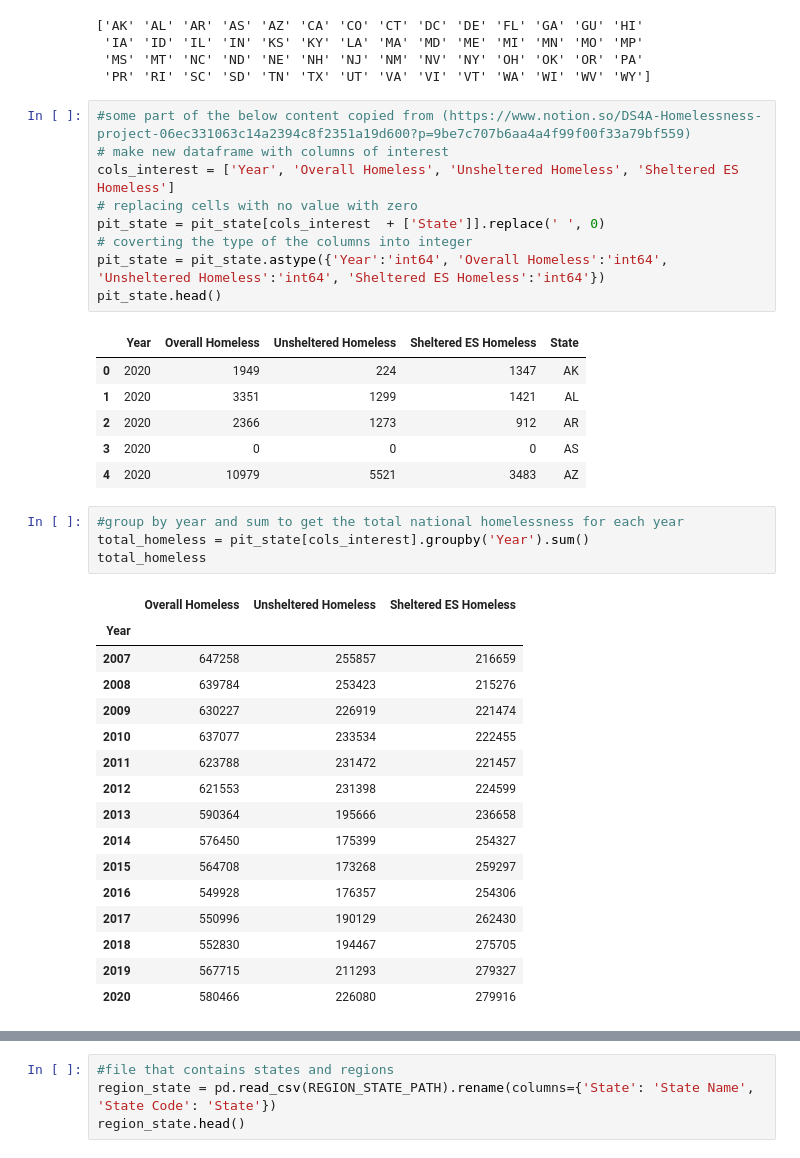
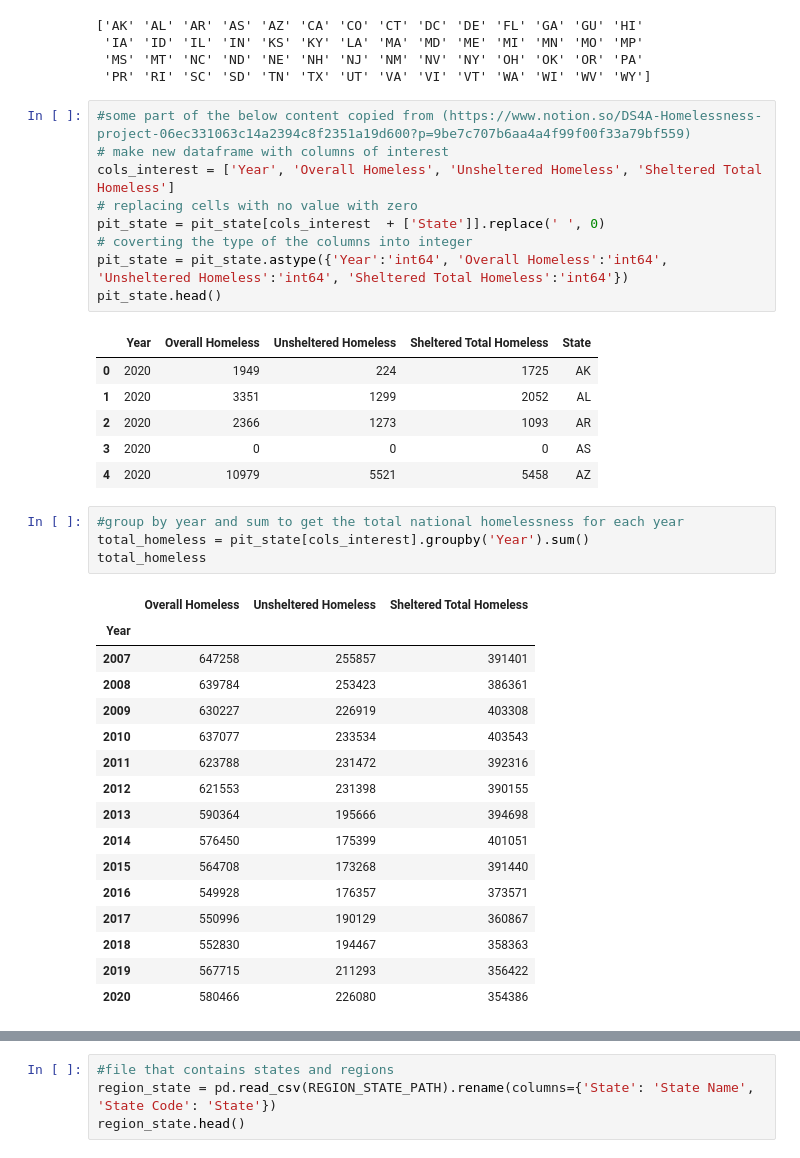
Before and after one commit to Jenniarlet/homeless_project, a Jupyter notebook: notebooks/eda_v2.ipynb, the cells around one changed output, grey strips where cells are left out. Saved outputs shown, nothing was run; the diff lists cells and outputs as text.

```diff
--- a/notebooks/eda_v2.ipynb
+++ b/notebooks/eda_v2.ipynb
@@ -308,40 +308,40 @@ print(pit_state['State'].unique())
 # %%
 #some part of the below content copied from (https://www.notion.so/DS4A-Homelessness-project-06ec331063c14a2394c8f2351a19d600?p=9be7c707b6aa4a4f99f00f33a79bf559)
 # make new dataframe with columns of interest
-cols_interest = ['Year', 'Overall Homeless', 'Unsheltered Homeless', 'Sheltered ES Homeless']
+cols_interest = ['Year', 'Overall Homeless', 'Unsheltered Homeless', 'Sheltered Total Homeless']
 # replacing cells with no value with zero
 pit_state = pit_state[cols_interest  + ['State']].replace(' ', 0)
 # coverting the type of the columns into integer
-pit_state = pit_state.astype({'Year':'int64', 'Overall Homeless':'int64', 'Unsheltered Homeless':'int64', 'Sheltered ES Homeless':'int64'})
+pit_state = pit_state.astype({'Year':'int64', 'Overall Homeless':'int64', 'Unsheltered Homeless':'int64', 'Sheltered Total Homeless':'int64'})
 pit_state.head()
 # %% [output]
-|  | Year | Overall Homeless | Unsheltered Homeless | Sheltered ES Homeless | State |
-| 0 | 2020 | 1949 | 224 | 1347 | AK |
-| 1 | 2020 | 3351 | 1299 | 1421 | AL |
-| 2 | 2020 | 2366 | 1273 | 912 | AR |
+|  | Year | Overall Homeless | Unsheltered Homeless | Sheltered Total Homeless | State |
+| 0 | 2020 | 1949 | 224 | 1725 | AK |
+| 1 | 2020 | 3351 | 1299 | 2052 | AL |
+| 2 | 2020 | 2366 | 1273 | 1093 | AR |
 | 3 | 2020 | 0 | 0 | 0 | AS |
-| 4 | 2020 | 10979 | 5521 | 3483 | AZ |
+| 4 | 2020 | 10979 | 5521 | 5458 | AZ |
 # %%
 #group by year and sum to get the total national homelessness for each year
 total_homeless = pit_state[cols_interest].groupby('Year').sum()
 total_homeless
 # %% [output]
-|  | Overall Homeless | Unsheltered Homeless | Sheltered ES Homeless |
+|  | Overall Homeless | Unsheltered Homeless | Sheltered Total Homeless |
 | Year |  |  |  |
-| 2007 | 647258 | 255857 | 216659 |
-| 2008 | 639784 | 253423 | 215276 |
-| 2009 | 630227 | 226919 | 221474 |
-| 2010 | 637077 | 233534 | 222455 |
-| 2011 | 623788 | 231472 | 221457 |
-| 2012 | 621553 | 231398 | 224599 |
-| 2013 | 590364 | 195666 | 236658 |
-| 2014 | 576450 | 175399 | 254327 |
-| 2015 | 564708 | 173268 | 259297 |
-| 2016 | 549928 | 176357 | 254306 |
-| 2017 | 550996 | 190129 | 262430 |
-| 2018 | 552830 | 194467 | 275705 |
-| 2019 | 567715 | 211293 | 279327 |
-| 2020 | 580466 | 226080 | 279916 |
+| 2007 | 647258 | 255857 | 391401 |
+| 2008 | 639784 | 253423 | 386361 |
+| 2009 | 630227 | 226919 | 403308 |
+| 2010 | 637077 | 233534 | 403543 |
+| 2011 | 623788 | 231472 | 392316 |
+| 2012 | 621553 | 231398 | 390155 |
+| 2013 | 590364 | 195666 | 394698 |
+| 2014 | 576450 | 175399 | 401051 |
+| 2015 | 564708 | 173268 | 391440 |
+| 2016 | 549928 | 176357 | 373571 |
+| 2017 | 550996 | 190129 | 360867 |
+| 2018 | 552830 | 194467 | 358363 |
+| 2019 | 567715 | 211293 | 356422 |
+| 2020 | 580466 | 226080 | 354386 |
 # %%
 #calculate the change in homelessness between the previous and current year
 pct_change = total_homeless.pct_change()*100
```
Also changed, not shown: parts of 5 cells of this notebook.
